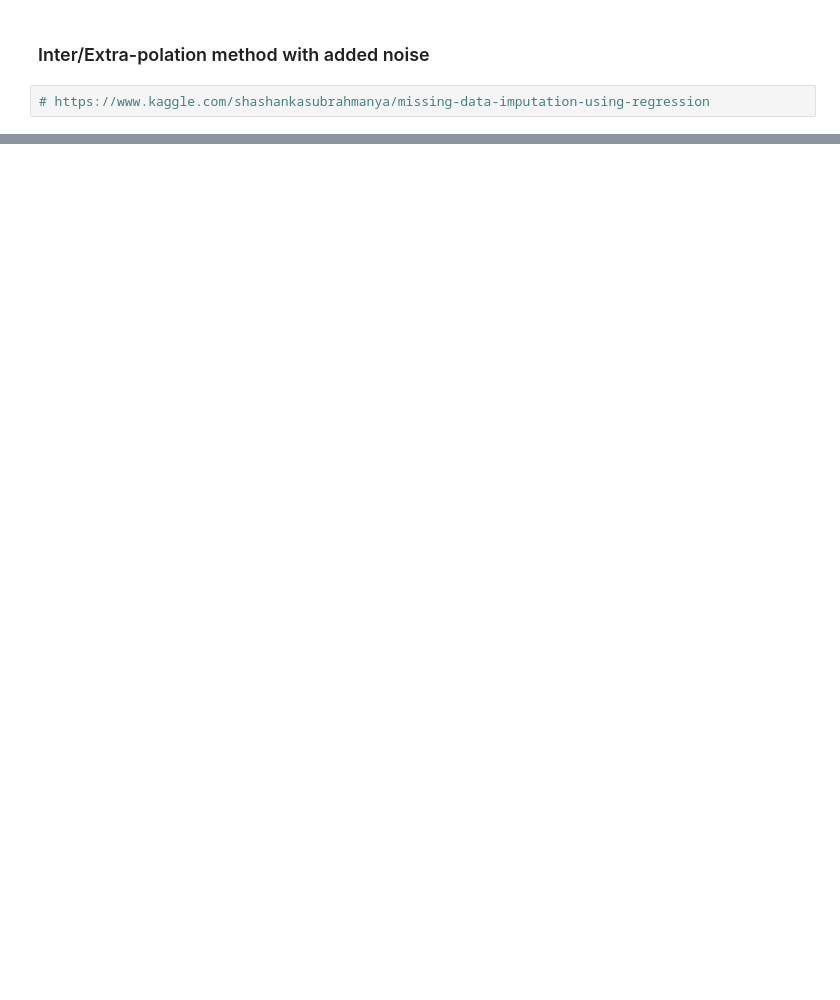
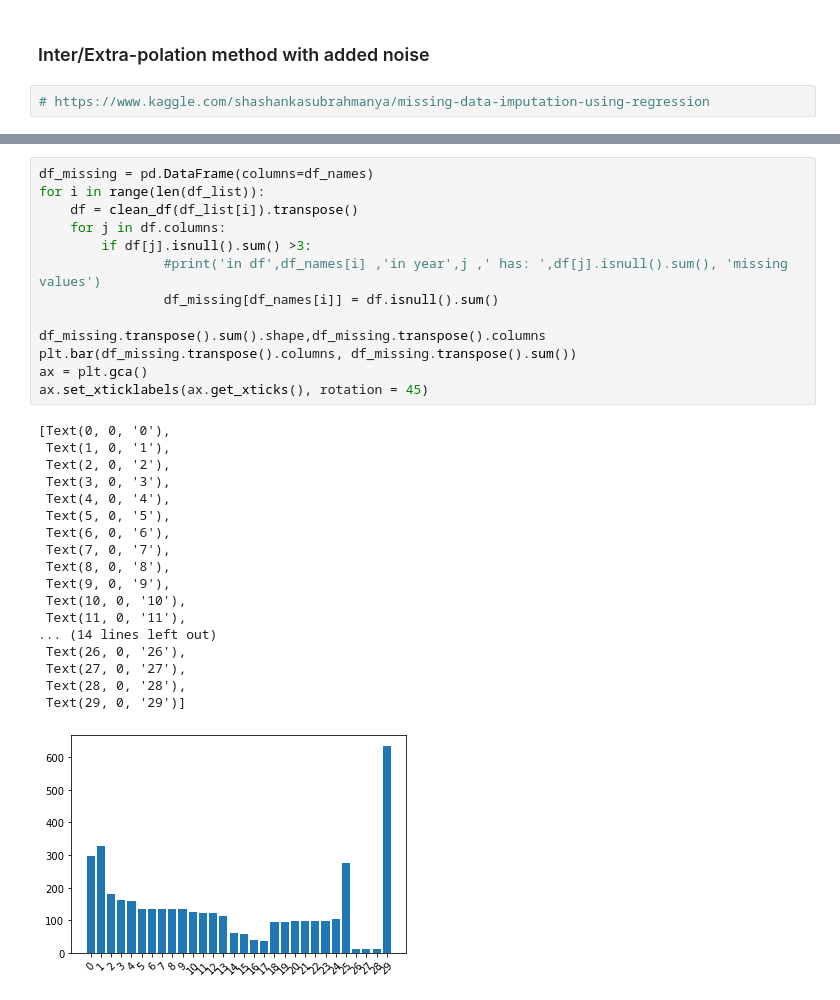
Before and after one commit to FabioHodo/EIB2_ClimateRisk, a Jupyter notebook: cleaned data/data_imputed/Imputation.ipynb, the cells around one changed output, grey strips where cells are left out. Cells and saved outputs as stored; diff of their text form; blank space fills up the shorter version.

```diff
--- a/cleaned data/data_imputed/Imputation.ipynb
+++ b/cleaned data/data_imputed/Imputation.ipynb
@@ -295,0 +338,32 @@ KNNimpute(df_list[i]).to_csv(path +"/" + df_names[0])
+# %%
+df_missing = pd.DataFrame(columns=df_names)
+for i in range(len(df_list)):
+    df = clean_df(df_list[i]).transpose()
+    for j in df.columns:
+        if df[j].isnull().sum() >3:
+                #print('in df',df_names[i] ,'in year',j ,' has: ',df[j].isnull().sum(), 'missing values')
+                df_missing[df_names[i]] = df.isnull().sum()
+
+df_missing.transpose().sum().shape,df_missing.transpose().columns
+plt.bar(df_missing.transpose().columns, df_missing.transpose().sum())
+ax = plt.gca()
+ax.set_xticklabels(ax.get_xticks(), rotation = 45)
+# %% [output]
+[Text(0, 0, '0'),
+ Text(1, 0, '1'),
+ Text(2, 0, '2'),
+ Text(3, 0, '3'),
+ Text(4, 0, '4'),
+ Text(5, 0, '5'),
+ Text(6, 0, '6'),
+ Text(7, 0, '7'),
+ Text(8, 0, '8'),
+ Text(9, 0, '9'),
+ Text(10, 0, '10'),
+ Text(11, 0, '11'),
+... (14 lines left out)
+ Text(26, 0, '26'),
+ Text(27, 0, '27'),
+ Text(28, 0, '28'),
+ Text(29, 0, '29')]
+[figure, added]
```
Also changed, not shown: parts of 25 cells of this notebook, 1 other file.
